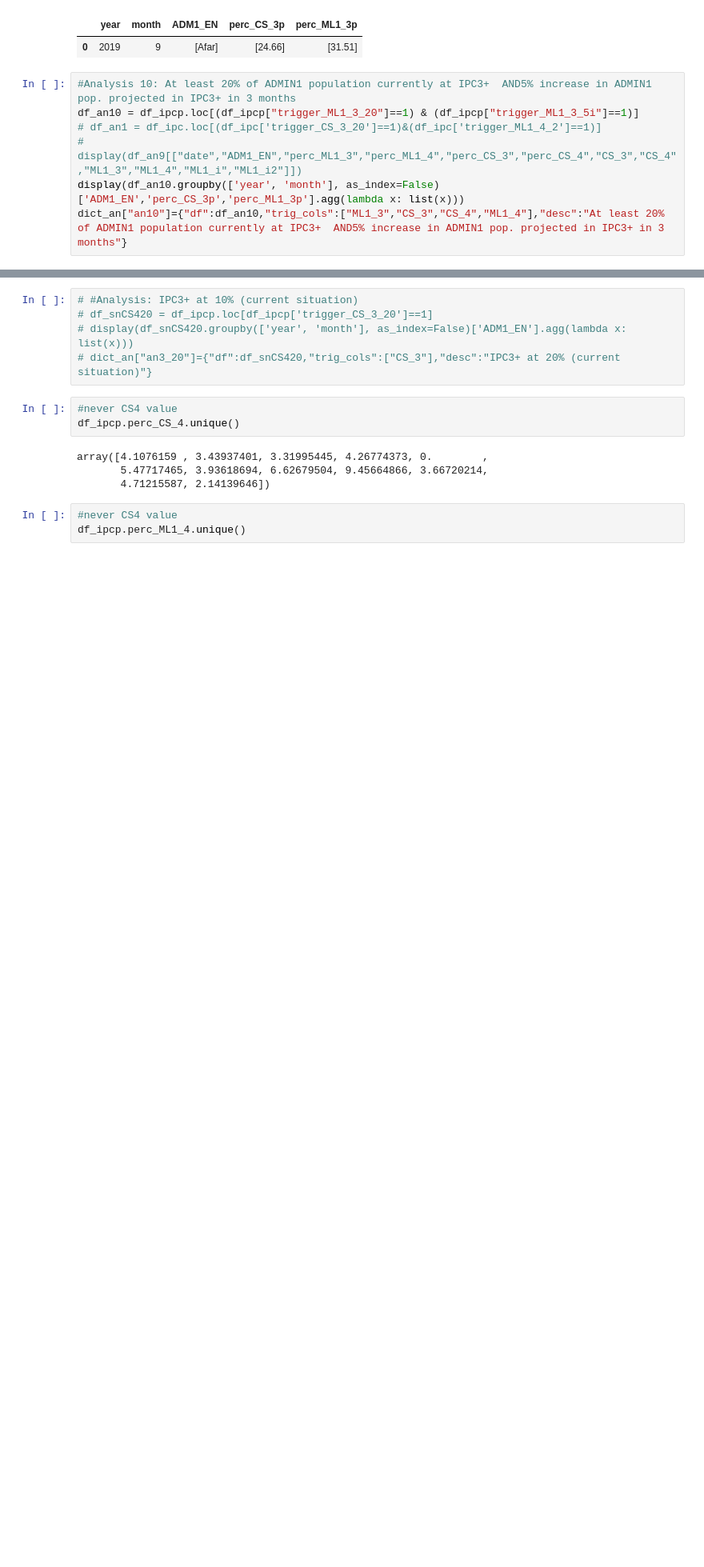
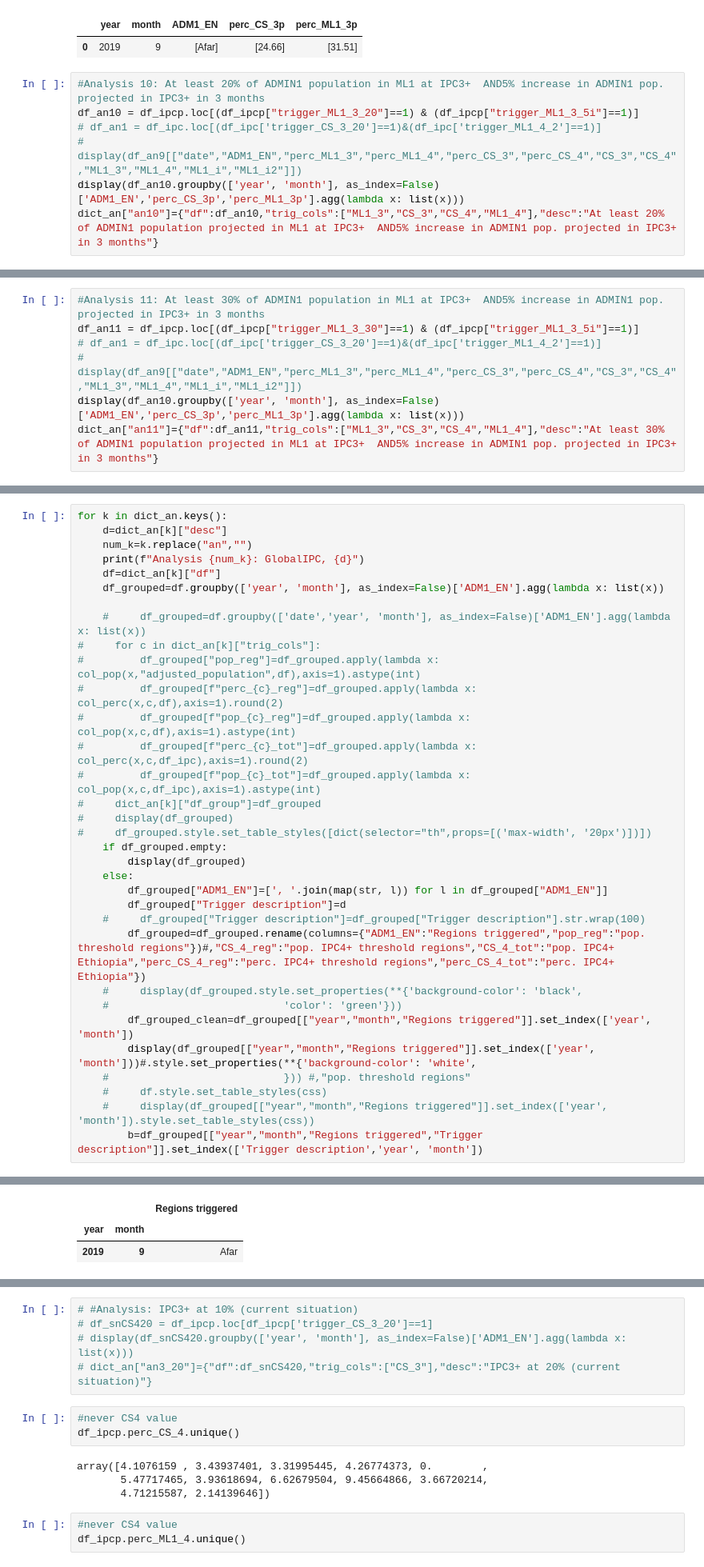
Before and after one commit to OCHA-DAP/pa-aa-food-insecurity, a Jupyter notebook: ethiopia/GlobalIPC.ipynb, the cells around one changed output, grey strips where cells are left out. Shown at 80% size. Drawn from its saved outputs; the diff is of its cells as text; blank space fills up the shorter version.

```diff
--- a/ethiopia/GlobalIPC.ipynb
+++ b/ethiopia/GlobalIPC.ipynb
@@ -224,10 +224,10 @@ dict_an["an10"]={"df":df_an10,"trig_cols":["ML1_3","CS_3","CS_4","ML1_4"],"desc"
 |  | year | month | ADM1_EN | perc_CS_3p | perc_ML1_3p |
 | 0 | 2019 | 9 | [Afar] | [24.66] | [31.51] |
 # %%
-#Analysis 10: At least 20% of ADMIN1 population currently at IPC3+  AND5% increase in ADMIN1 pop. projected in IPC3+ in 3 months
+#Analysis 10: At least 20% of ADMIN1 population in ML1 at IPC3+  AND5% increase in ADMIN1 pop. projected in IPC3+ in 3 months
 df_an10 = df_ipcp.loc[(df_ipcp["trigger_ML1_3_20"]==1) & (df_ipcp["trigger_ML1_3_5i"]==1)]
 # df_an1 = df_ipc.loc[(df_ipc['trigger_CS_3_20']==1)&(df_ipc['trigger_ML1_4_2']==1)]
 # display(df_an9[["date","ADM1_EN","perc_ML1_3","perc_ML1_4","perc_CS_3","perc_CS_4","CS_3","CS_4","ML1_3","ML1_4","ML1_i","ML1_i2"]])
 display(df_an10.groupby(['year', 'month'], as_index=False)['ADM1_EN','perc_CS_3p','perc_ML1_3p'].agg(lambda x: list(x)))
-dict_an["an10"]={"df":df_an10,"trig_cols":["ML1_3","CS_3","CS_4","ML1_4"],"desc":"At least 20% of ADMIN1 population currently at IPC3+  AND5% increase in ADMIN1 pop. projected in IPC3+ in 3 months"}
+dict_an["an10"]={"df":df_an10,"trig_cols":["ML1_3","CS_3","CS_4","ML1_4"],"desc":"At least 20% of ADMIN1 population projected in ML1 at IPC3+  AND5% increase in ADMIN1 pop. projected in IPC3+ in 3 months"}
 # %% [output]
@@ -234,2 +235,9 @@ dict_an["an10"]={"df":df_an10,"trig_cols":["ML1_3","CS_3","CS_4","ML1_4"],"desc"
 |  | year | month | ADM1_EN | perc_CS_3p | perc_ML1_3p |
 | 0 | 2019 | 9 | [Afar] | [24.66] | [31.51] |
+# %%
+#Analysis 11: At least 30% of ADMIN1 population in ML1 at IPC3+  AND5% increase in ADMIN1 pop. projected in IPC3+ in 3 months
+df_an11 = df_ipcp.loc[(df_ipcp["trigger_ML1_3_30"]==1) & (df_ipcp["trigger_ML1_3_5i"]==1)]
+# df_an1 = df_ipc.loc[(df_ipc['trigger_CS_3_20']==1)&(df_ipc['trigger_ML1_4_2']==1)]
+# display(df_an9[["date","ADM1_EN","perc_ML1_3","perc_ML1_4","perc_CS_3","perc_CS_4","CS_3","CS_4","ML1_3","ML1_4","ML1_i","ML1_i2"]])
+display(df_an10.groupby(['year', 'month'], as_index=False)['ADM1_EN','perc_CS_3p','perc_ML1_3p'].agg(lambda x: list(x)))
+dict_an["an11"]={"df":df_an11,"trig_cols":["ML1_3","CS_3","CS_4","ML1_4"],"desc":"At least 30% of ADMIN1 population projected in ML1 at IPC3+  AND5% increase in ADMIN1 pop. projected in IPC3+ in 3 months"}
@@ -235,0 +248,34 @@ dict_an["an10"]={"df":df_an10,"trig_cols":["ML1_3","CS_3","CS_4","ML1_4"],"desc"
+# %%
+for k in dict_an.keys():
+    d=dict_an[k]["desc"]
+    num_k=k.replace("an","")
+    print(f"Analysis {num_k}: GlobalIPC, {d}")
+    df=dict_an[k]["df"]
+    df_grouped=df.groupby(['year', 'month'], as_index=False)['ADM1_EN'].agg(lambda x: list(x))
+
+    #     df_grouped=df.groupby(['date','year', 'month'], as_index=False)['ADM1_EN'].agg(lambda x: list(x))
+#     for c in dict_an[k]["trig_cols"]:
+#         df_grouped["pop_reg"]=df_grouped.apply(lambda x: col_pop(x,"adjusted_population",df),axis=1).astype(int)
+#         df_grouped[f"perc_{c}_reg"]=df_grouped.apply(lambda x: col_perc(x,c,df),axis=1).round(2)
+#         df_grouped[f"pop_{c}_reg"]=df_grouped.apply(lambda x: col_pop(x,c,df),axis=1).astype(int)
+#         df_grouped[f"perc_{c}_tot"]=df_grouped.apply(lambda x: col_perc(x,c,df_ipc),axis=1).round(2)
+#         df_grouped[f"pop_{c}_tot"]=df_grouped.apply(lambda x: col_pop(x,c,df_ipc),axis=1).astype(int)
+#     dict_an[k]["df_group"]=df_grouped
+#     display(df_grouped)
+#     df_grouped.style.set_table_styles([dict(selector="th",props=[('max-width', '20px')])])
+    if df_grouped.empty:
+        display(df_grouped)
+    else:
+        df_grouped["ADM1_EN"]=[', '.join(map(str, l)) for l in df_grouped["ADM1_EN"]]
+        df_grouped["Trigger description"]=d
+    #     df_grouped["Trigger description"]=df_grouped["Trigger description"].str.wrap(100)
+        df_grouped=df_grouped.rename(columns={"ADM1_EN":"Regions triggered","pop_reg":"pop. threshold regions"})#,"CS_4_reg":"pop. IPC4+ threshold regions","CS_4_tot":"pop. IPC4+ Ethiopia","perc_CS_4_reg":"perc. IPC4+ threshold regions","perc_CS_4_tot":"perc. IPC4+ Ethiopia"})
+    #     display(df_grouped.style.set_properties(**{'background-color': 'black',
+    #                            'color': 'green'}))
+        df_grouped_clean=df_grouped[["year","month","Regions triggered"]].set_index(['year', 'month'])
+        display(df_grouped[["year","month","Regions triggered"]].set_index(['year', 'month']))#.style.set_properties(**{'background-color': 'white',
+    #                            })) #,"pop. threshold regions"
+    #     df.style.set_table_styles(css)
+    #     display(df_grouped[["year","month","Regions triggered"]].set_index(['year', 'month']).style.set_table_styles(css))
+        b=df_grouped[["year","month","Regions triggered","Trigger description"]].set_index(['Trigger description','year', 'month'])
+# %% [output]
@@ -235,0 +291,3 @@ dict_an["an10"]={"df":df_an10,"trig_cols":["ML1_3","CS_3","CS_4","ML1_4"],"desc"
+|  |  | Regions triggered |
+| year | month |  |
+| 2019 | 9 | Afar |
```
Also changed, not shown: parts of 15 cells of this notebook, 1 other file.
